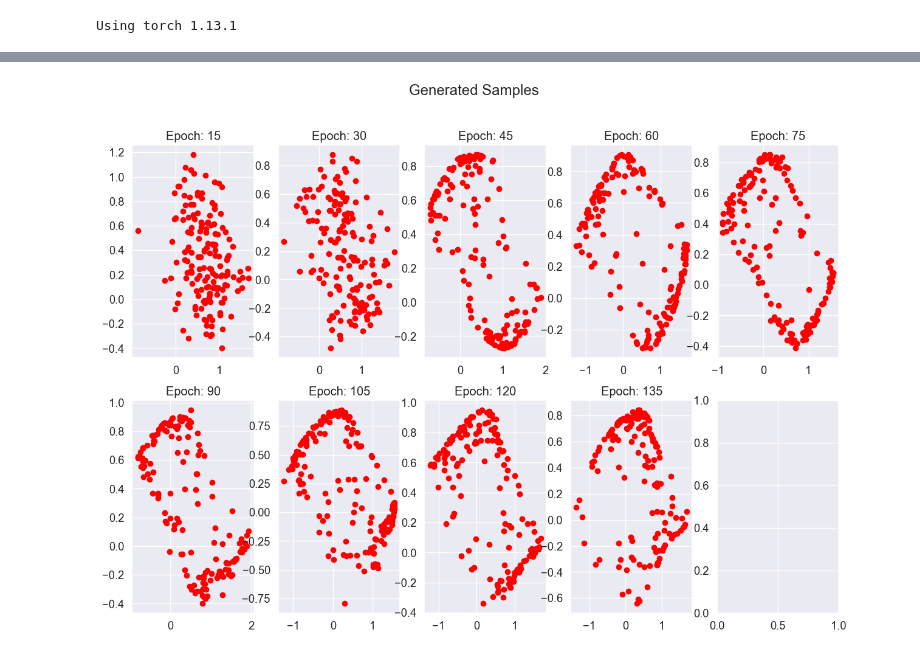
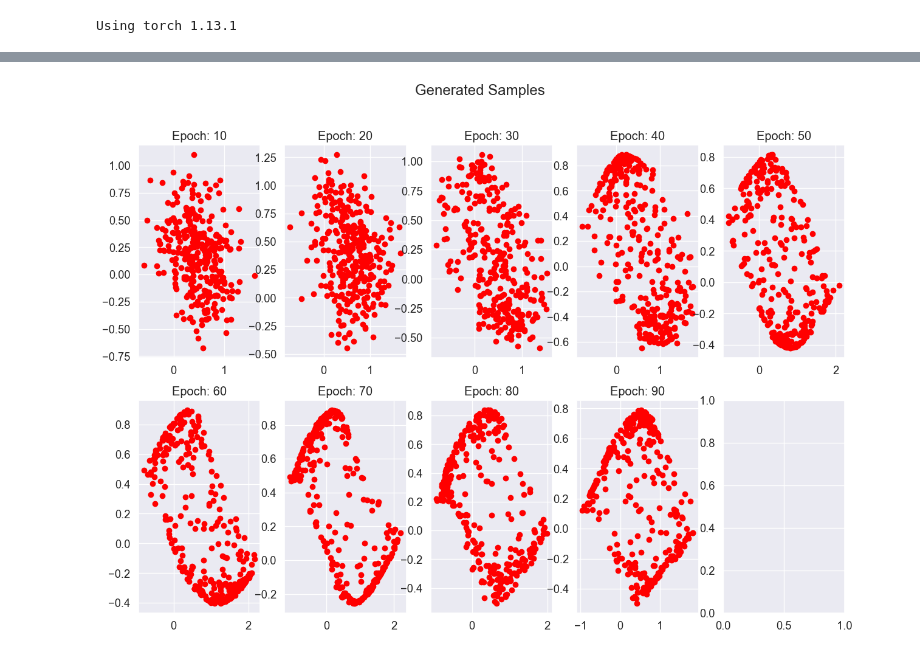
Before and after one commit to PritRaj1/IIB-Project-LatentEBM-Variance-Study, a Jupyter notebook: Notebooks/VanillaLatentEBM.ipynb, the cells around one changed output, grey strips where cells are left out. Drawn from its saved outputs; the diff is of its cells as text; code cells hidden in the pictures.

```diff
--- a/Notebooks/VanillaLatentEBM.ipynb
+++ b/Notebooks/VanillaLatentEBM.ipynb
@@ -173,7 +173,7 @@ lossG = generator_loss
 device = "cuda" if torch.cuda.is_available() else "cpu"
 
 # Hyperparameters
-NUM_EPOCHS = 150
+NUM_EPOCHS = 100
 BATCH_SIZE = 32
 DATA_SAMPLES = 2000
 
@@ -289,8 +289,8 @@ with torch.profiler.profile(
             axs[row, col].clear()
             axs[row, col].set_title(f'Epoch: {epoch}')
 
-            # Generate 5 samples for each z, i.e. generate 5x as many samples as there are z
-            for _ in range(5):
+            # For loop to generate 10x as many samples as there are in the batch. (10 * BATCH_SIZE datapoints will be plotted)
+            for _ in range(10):
                 # Assuming the prior has matched the posterior in training, we can sample from the prior
                 z = Sampler.sample_p0()
                 z_prior = Sampler.get_sample(z, None, EBMnet, None)
@@ -317,4 +318,4 @@ STAGE:2023-11-15 16:42:24 608340:608340 output_json.cpp:417] Completed Stage: Po
-[figure, old version]
+[figure, new version]
 # %%
 # Create a figure with 2 subplots
 fig, axs = plt.subplots(1, 2, figsize=(15, 5))
```
Also changed, not shown: parts of 3 cells of this notebook, 1 other file.
